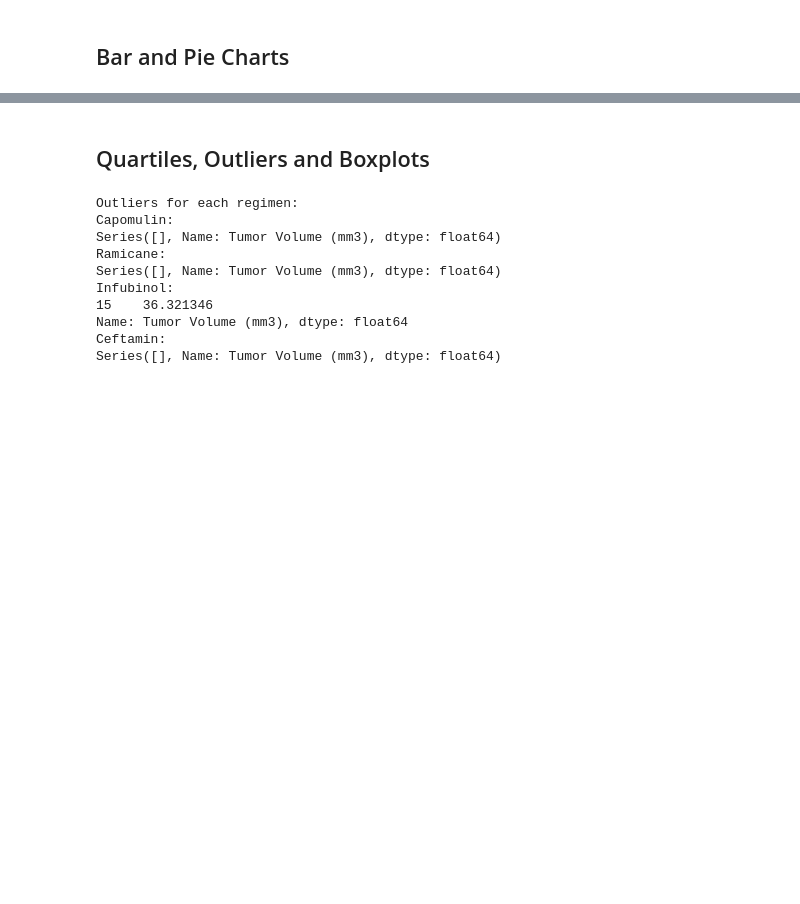
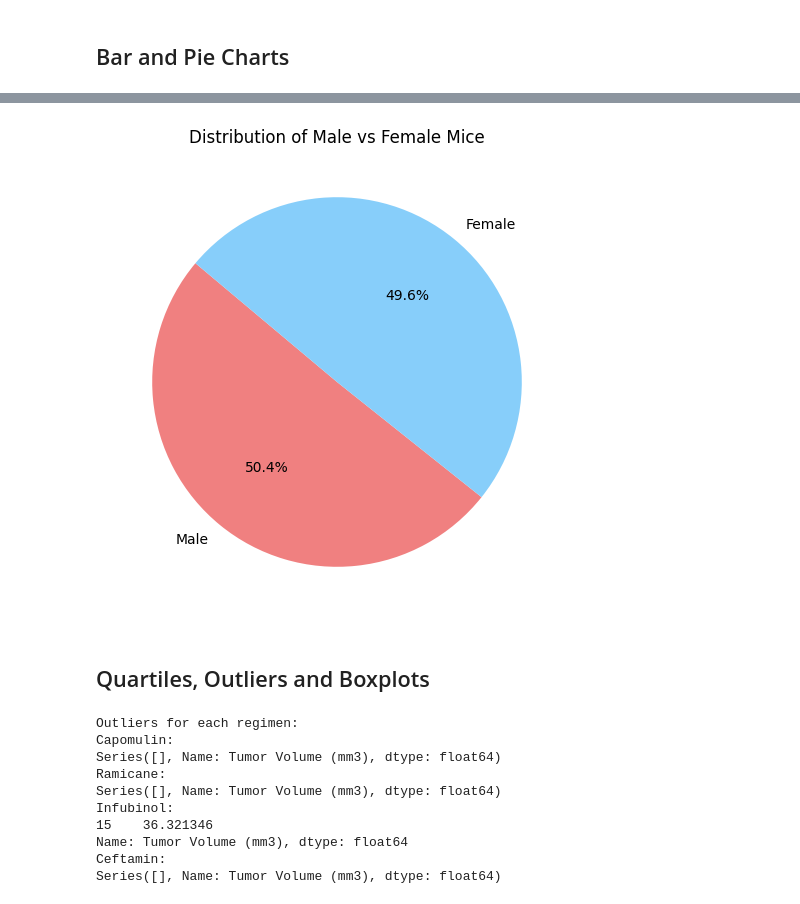
Before and after one commit to AnotherViktor/DataVisualisation, a Jupyter notebook: pymaceuticals_solution.ipynb, the cells around one changed output, grey strips where cells are left out. Drawn from its saved outputs; the diff is of its cells as text; code cells hidden in the pictures; blank space fills up the shorter version.

```diff
--- a/pymaceuticals_solution.ipynb
+++ b/pymaceuticals_solution.ipynb
@@ -89,0 +68,13 @@ Summary of duplicate entries:
+# %%
+# Create a clean DataFrame by dropping the duplicate mouse by its ID.
+# Identify the Mouse IDs that have duplicate entries based on 'Mouse ID' and 'Timepoint'
+Duplicates = Combined_Data[Combined_Data.duplicated(subset=['Mouse ID', 'Timepoint'], keep=False)]
+
+# Get the unique Mouse IDs with duplicates
+duplicate_mouse_ids = Duplicates['Mouse ID'].unique()
+
+# Create a clean DataFrame by excluding rows with these Mouse IDs
+Cleaned_Data = Combined_Data[~Combined_Data['Mouse ID'].isin(duplicate_mouse_ids)]
+
+# Verify the clean DataFrame
+print(f"Number of unique mice in the cleaned data: {Cleaned_Data['Mouse ID'].nunique()}")
@@ -253,3 +207,20 @@ plt.show()
+# %%
+# Get the unique mice with their gender
+gender_counts = Cleaned_Data[['Mouse ID', 'Sex']].drop_duplicates()['Sex'].value_counts()
+
+# Generate a pie chart using pyplot
+plt.figure(figsize=(6, 6))
+plt.pie(
+    gender_counts,
+    labels=gender_counts.index,
+    autopct='%1.1f%%',
+    startangle=140,
+    colors=['lightcoral', 'lightskyblue']
+)
+plt.title('Distribution of Male vs Female Mice')
+plt.show()
+# %% [output]
+[figure, added]
 # %% [markdown]
 ## Quartiles, Outliers and Boxplots
 # %%
```
Also changed, not shown: parts of 14 cells of this notebook, 2 other files.
